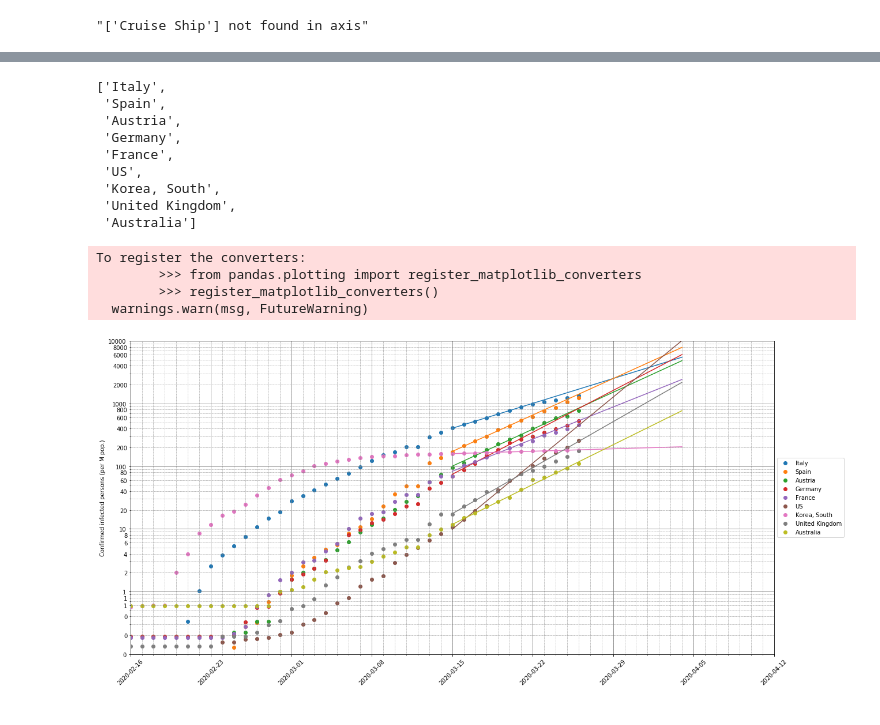
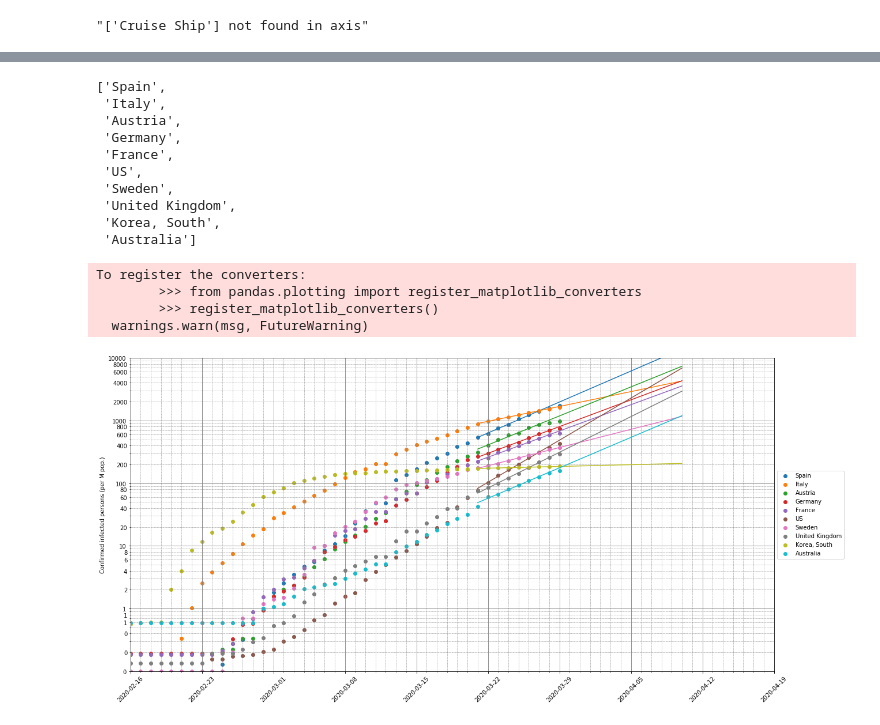
Before and after one commit to rcnijzink/corona_timeseries, a Jupyter notebook: corona_timeseries.ipynb, the cells around one changed output, grey strips where cells are left out. Drawn from its saved outputs; the diff is of its cells as text; code cells hidden in the pictures.

Commit message:
Update, add Sweden and use last week for trend window

```diff
--- a/corona_timeseries.ipynb
+++ b/corona_timeseries.ipynb
@@ -205,6 +207,7 @@ COUNTRIES_TO_PLOT = select_sort_countries(CONF_CASES_NORM_DF, CONF_CASES_NORM_DF
                                                                 'Germany',
                                                                 'Italy',
                                                                 'Spain',
+                                                                'Sweden',
                                                                 'Korea, South',
                                                                 'Australia',
                                                                 'US'],
@@ -216,38 +219,39 @@ COUNTRIES_TO_PLOT = select_sort_countries(CONF_CASES_NORM_DF, CONF_CASES_NORM_DF
                                           threshold=10000)
 COUNTRIES_TO_PLOT
 # %% [output]
-['Italy',
- 'Spain',
+['Spain',
+ 'Italy',
  'Austria',
  'Germany',
  'France',
  'US',
+ 'Sweden',
+ 'United Kingdom',
  'Korea, South',
- 'United Kingdom',
  'Australia']
 # %%
 plt.rcParams["figure.figsize"] = (20,10)
 # %%
 plot_timeindex_dataframe(CONF_CASES_NORM_DF, COUNTRIES_TO_PLOT,
                          fit=True,
                          fit_window=7,
                          fit_forecast=14,
-                         fit_starting_date=date(2020, 3, 15)
+                         fit_starting_date=date(2020, 3, 21)
                          )
 
 WEEKS_TO_FORECAST = 3
 SUNDAY_AFTER_NEXT_SUNDAY = date.today() + timedelta(days=(WEEKS_TO_FORECAST*7)-1 - date.today().weekday())
 
 set_up_axes(log=True,
             ylim=(1E-1, 10000),
             xmin=date(2020, 2, 16),
             xmax=SUNDAY_AFTER_NEXT_SUNDAY,
             ylabel='Confirmed infected persons (per M pop.)',
             y_tick_formatter='%.f')
 plt.savefig('output.png')
 # %% [output]
 To register the converters:
         >>> from pandas.plotting import register_matplotlib_converters
         >>> register_matplotlib_converters()
   warnings.warn(msg, FutureWarning)
-[figure, old version]
+[figure, new version]
```
Also changed, not shown: parts of 1 cell of this notebook, 1 other file.
